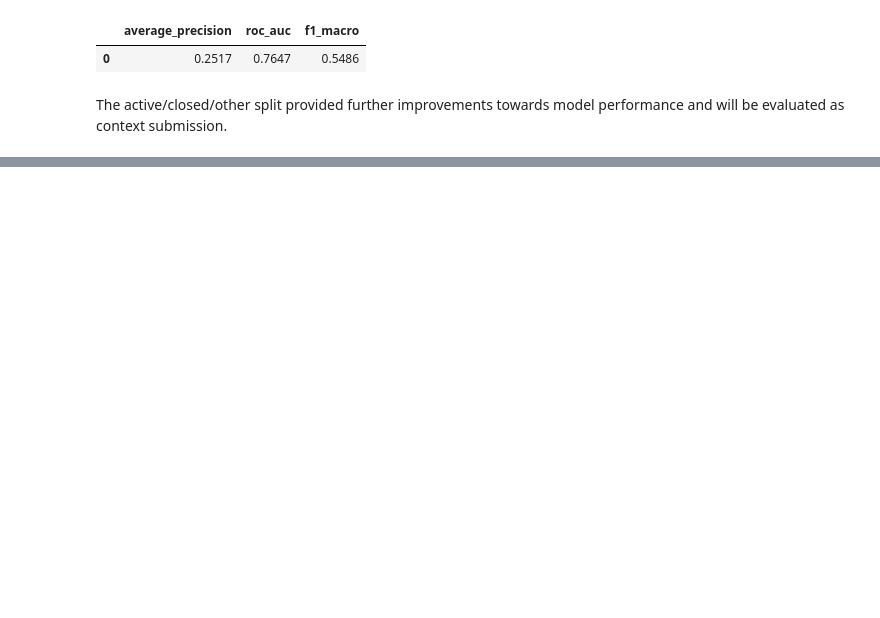
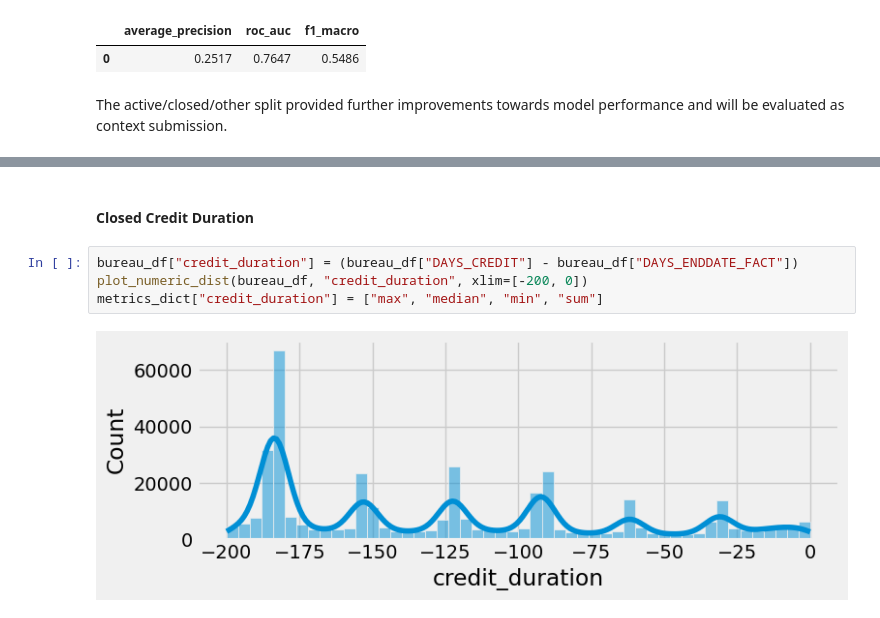
Before and after one commit to Sauciu1/defaulting-risk, a Jupyter notebook: notebooks/nb6_bureau.ipynb, the cells around one changed output, grey strips where cells are left out. Saved outputs shown, nothing was run; the diff lists cells and outputs as text; blank space fills up the shorter version.

```diff
--- a/notebooks/nb6_bureau.ipynb
+++ b/notebooks/nb6_bureau.ipynb
@@ -321,0 +347,8 @@ The active/closed/other split provided further improvements towards model perfor
+# %% [markdown]
+#### Closed Credit Duration
+# %%
+bureau_df["credit_duration"] = (bureau_df["DAYS_CREDIT"] - bureau_df["DAYS_ENDDATE_FACT"])
+plot_numeric_dist(bureau_df, "credit_duration", xlim=[-200, 0])
+metrics_dict["credit_duration"] = ["max", "median", "min", "sum"]
+# %% [output]
+[figure, added]
```
Also changed, not shown: parts of 32 cells of this notebook, 6 other files.
